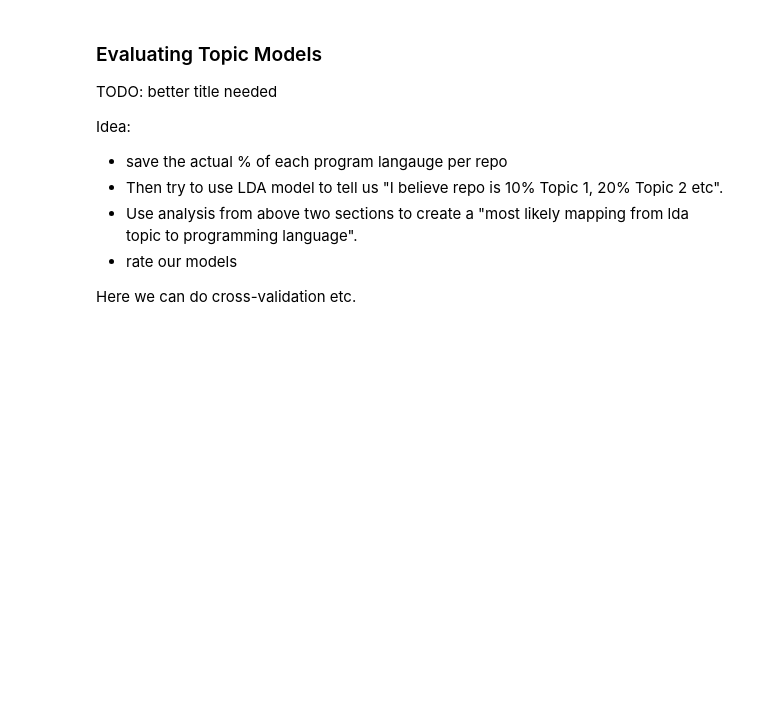
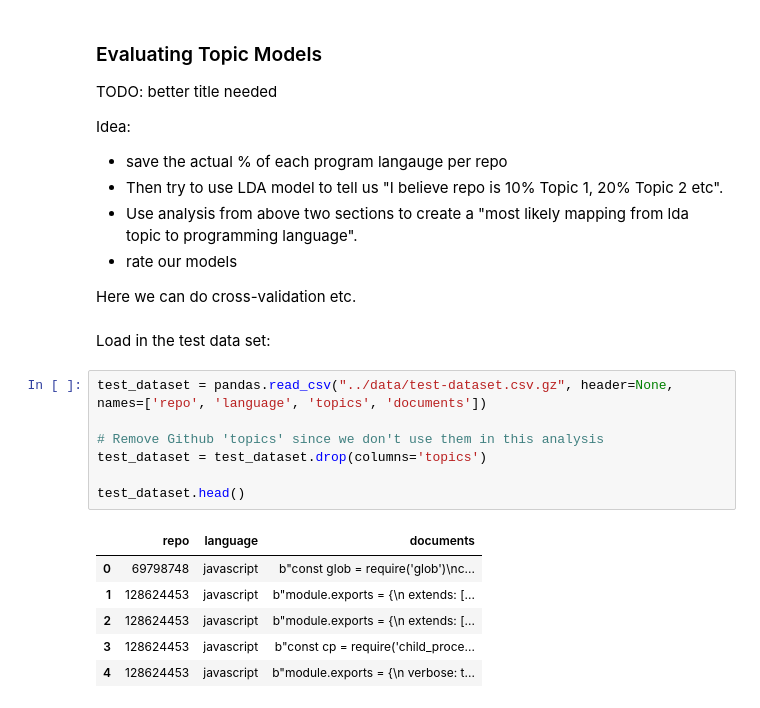
Before and after one commit to SJames528/data-science-toolbox-4, a Jupyter notebook: project/report.ipynb, the cells around one changed output. Drawn from its saved outputs; the diff is of its cells as text; blank space fills up the shorter version.

```diff
--- a/project/report.ipynb
+++ b/project/report.ipynb
@@ -399,3 +415,19 @@ Idea:
   - rate our models
 
 Here we can do cross-validation etc.
+# %% [markdown]
+Load in the test data set:
+# %%
+test_dataset = pandas.read_csv("../data/test-dataset.csv.gz", header=None, names=['repo', 'language', 'topics', 'documents'])
+
+# Remove Github 'topics' since we don't use them in this analysis
+test_dataset = test_dataset.drop(columns='topics')
+
+test_dataset.head()
+# %% [output]
+|  | repo | language | documents |
+| 0 | 69798748 | javascript | b"const glob = require('glob')\nc... |
+| 1 | 128624453 | javascript | b"module.exports = {\n extends: [... |
+| 2 | 128624453 | javascript | b"module.exports = {\n extends: [... |
+| 3 | 128624453 | javascript | b"const cp = require('child_proce... |
+| 4 | 128624453 | javascript | b"module.exports = {\n verbose: t... |
```
Also changed, not shown: parts of 10 cells of this notebook, 4 other files.
